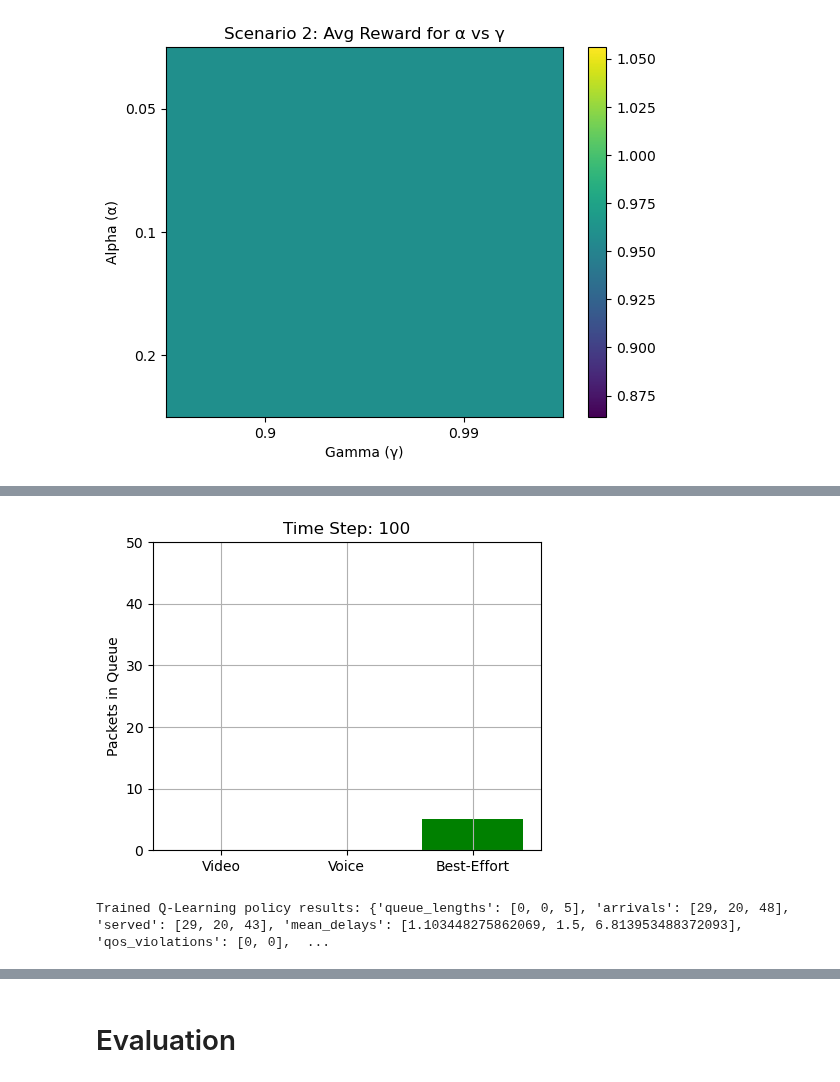
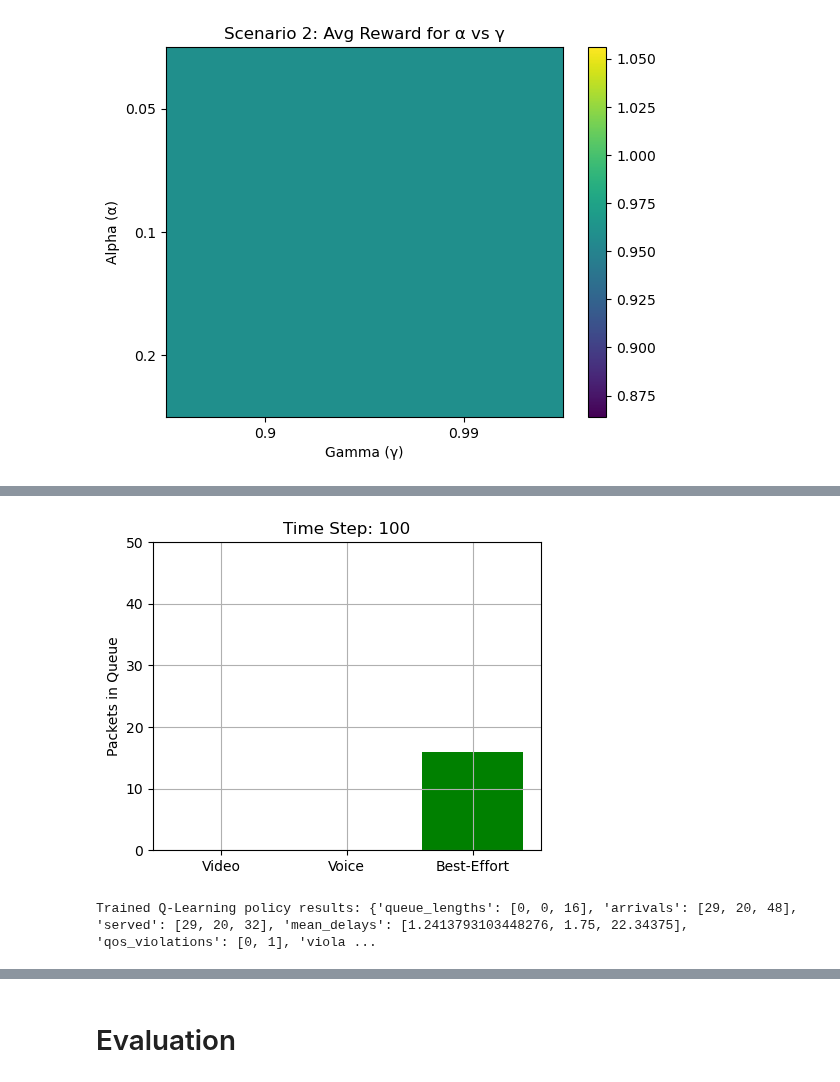
Before and after one commit to Tanjim-5125/packet_scheduling_A2_32, a Jupyter notebook: assingment2_packet_scheduler.ipynb, the cells around one changed output, grey strips where cells are left out. Cells and saved outputs as stored; diff of their text form; code cells hidden in the pictures.

```diff
--- a/assingment2_packet_scheduler.ipynb
+++ b/assingment2_packet_scheduler.ipynb
@@ -583,31 +521,0 @@ Slack‐aware policy results: {'queue_lengths': [0, 0, 42], 'arrivals': [25, 21,
-# %%
-# ─────────────────────────────────────────────────────────────────────────────
-# always serve the highest‐priority non‐empty queue
-# ─────────────────────────────────────────────────────────────────────────────
-
-# 1) instantiate & reset
-SEED = 42
-env = PacketSchedulerEnv(scenario=1, seed=SEED)
-obs, _ = env.reset()
-SEED = 42
-# 2) run for T steps
-T = 100
-for t in range(T):
-    # pick the highest‐priority non‐empty queue
-    action = None
-    for q_idx in range(env.num_queues):
-        if env.queues[q_idx]:
-            action = q_idx
-            break
-    # if all queues empty, default to queue 0 (no service will happen)
-    if action is None:
-        action = 0
-
-    # step & visualize
-    obs, reward, done, truncated, info = env.step(action)
-    env.draw_network_queue()
-    time.sleep(0.1)
-
-# 3) report statistics
-stats = env.get_statistics()
-print("Priority‐policy results:", stats)
@@ -877,13 +784,13 @@ SEED = 42
 env = PacketSchedulerEnv(scenario=1, seed = SEED)
 
 # 2) Q-table: maps state (tuple) → array of action-values
-Q = defaultdict(lambda: np.zeros(env.action_space.n))
+Q1 = defaultdict(lambda: np.zeros(env.action_space.n))
 
 # 3) Hyperparameters
 alpha         = 0.5    # learning rate
 gamma         = 0.99   # discount factor
-epsilon       = 1.0    # initial exploration rate
-epsilon_min   = 0.5   # minimum ε
+epsilon       = 0.5    # initial exploration rate
+epsilon_min   = 0.01   # minimum ε
 epsilon_decay = 0.9  # multiplicative decay per episode
 num_episodes  = 2000
 max_steps     = 150    # max steps per episode
@@ -899,7 +806,7 @@ for ep in range(1, num_episodes+1):
         if np.random.rand() < epsilon:
             action = env.action_space.sample()
         else:
-            action = int(np.argmax(Q[state]))
+            action = int(np.argmax(Q1[state]))
 
         # take action
         obs2, reward, done, truncated, info = env.step(action)
@@ -909,7 +816,7 @@ for ep in range(1, num_episodes+1):
         # Q-learning update
         best_next = np.max(Q[next_state])
         td_target = reward + gamma * best_next
-        Q[state][action] += alpha * (td_target - Q[state][action])
+        Q1[state][action] += alpha * (td_target - Q1[state][action])
 
         state = next_state
         if done or truncated:
@@ -944,20 +851,20 @@ Episode 2000/2000  total_reward=-2.1  ε=0.500
 # %%
 # 5) Evaluate the learned policy
 obs, _ = env.reset(seed=SEED)
 state = tuple(obs)
 for t in range(100):
-    action = int(np.argmax(Q[state]))
+    action = int(np.argmax(Q1[state]))
     obs, reward, done, truncated, info = env.step(action)
     env.draw_network_queue()
     time.sleep(0.1)
     state = tuple(obs)
     if done or truncated:
         break
 
 print("Trained Q-Learning policy results:", env.get_statistics())
 # %% [output]
-[figure, old version]
+[figure, new version]
-Trained Q-Learning policy results: {'queue_lengths': [0, 0, 5], 'arrivals': [29, 20, 48], 'served': [29, 20, 43], 'mean_delays': [1.103448275862069, 1.5, 6.813953488372093], 'qos_violations': [0, 0],  ...
+Trained Q-Learning policy results: {'queue_lengths': [0, 0, 16], 'arrivals': [29, 20, 48], 'served': [29, 20, 32], 'mean_delays': [1.2413793103448276, 1.75, 22.34375], 'qos_violations': [0, 1], 'viola ...
 # %%
 def coarse_bin_length(length, max_size=50):
     if length == 0:
```
Also changed, not shown: parts of 17 cells of this notebook.
